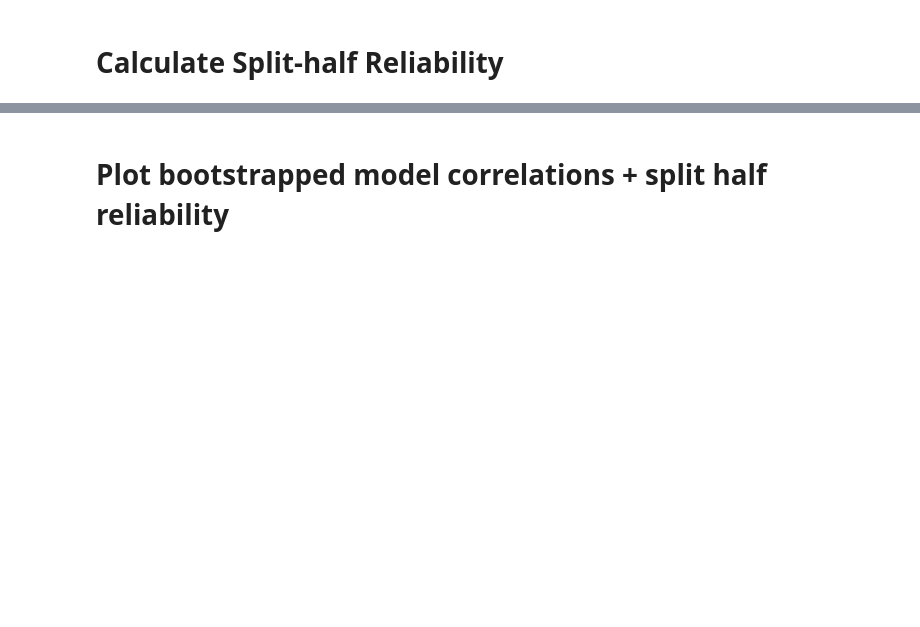
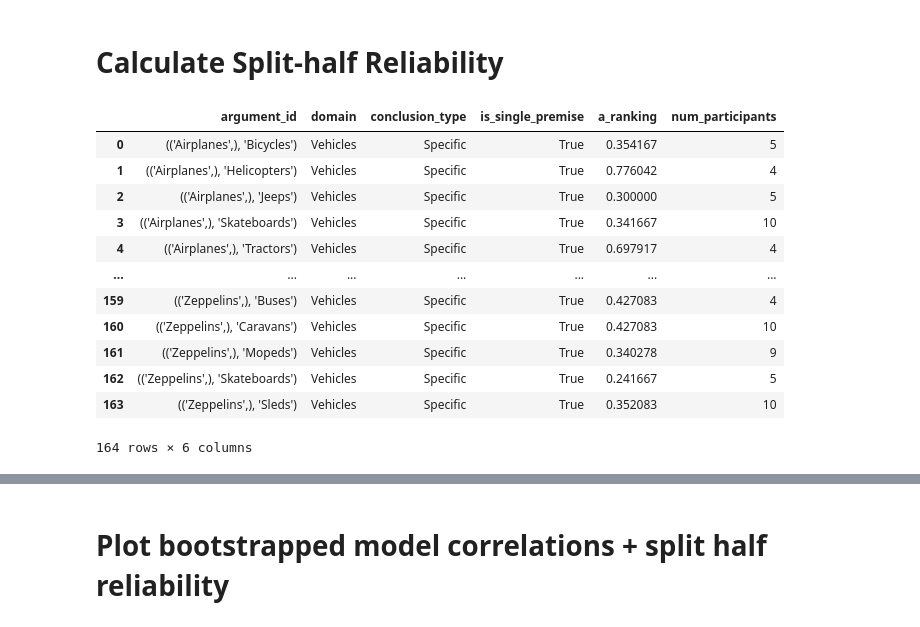
Before and after one commit to S-J-HAN/InductiveReasoningInLargeLanguageModels, a Jupyter notebook: results/Split Half Reliability.ipynb, the cells around one changed output, grey strips where cells are left out. Cells and saved outputs as stored; diff of their text form; code cells hidden in the pictures; blank space fills up the shorter version.

```diff
--- a/results/Split Half Reliability.ipynb
+++ b/results/Split Half Reliability.ipynb
@@ -295,3 +377,19 @@ ratings_df.to_csv(f"{DATA}/results/blockwise_split_half_reliabilities.csv")
+# %%
+a_ratings
+# %% [output]
+|  | argument_id | domain | conclusion_type | is_single_premise | a_ranking | num_participants |
+| 0 | (('Airplanes',), 'Bicycles') | Vehicles | Specific | True | 0.354167 | 5 |
+| 1 | (('Airplanes',), 'Helicopters') | Vehicles | Specific | True | 0.776042 | 4 |
+| 2 | (('Airplanes',), 'Jeeps') | Vehicles | Specific | True | 0.300000 | 5 |
+| 3 | (('Airplanes',), 'Skateboards') | Vehicles | Specific | True | 0.341667 | 10 |
+| 4 | (('Airplanes',), 'Tractors') | Vehicles | Specific | True | 0.697917 | 4 |
+| ... | ... | ... | ... | ... | ... | ... |
+| 159 | (('Zeppelins',), 'Buses') | Vehicles | Specific | True | 0.427083 | 4 |
+| 160 | (('Zeppelins',), 'Caravans') | Vehicles | Specific | True | 0.427083 | 10 |
+| 161 | (('Zeppelins',), 'Mopeds') | Vehicles | Specific | True | 0.340278 | 9 |
+| 162 | (('Zeppelins',), 'Skateboards') | Vehicles | Specific | True | 0.241667 | 5 |
+| 163 | (('Zeppelins',), 'Sleds') | Vehicles | Specific | True | 0.352083 | 10 |
+164 rows × 6 columns
 # %%
 ratings_df = pd.read_csv(f"{DATA}/results/blockwise_split_half_reliabilities.csv")
 
```
Also changed, not shown: parts of 6 cells of this notebook, 6 other files.
